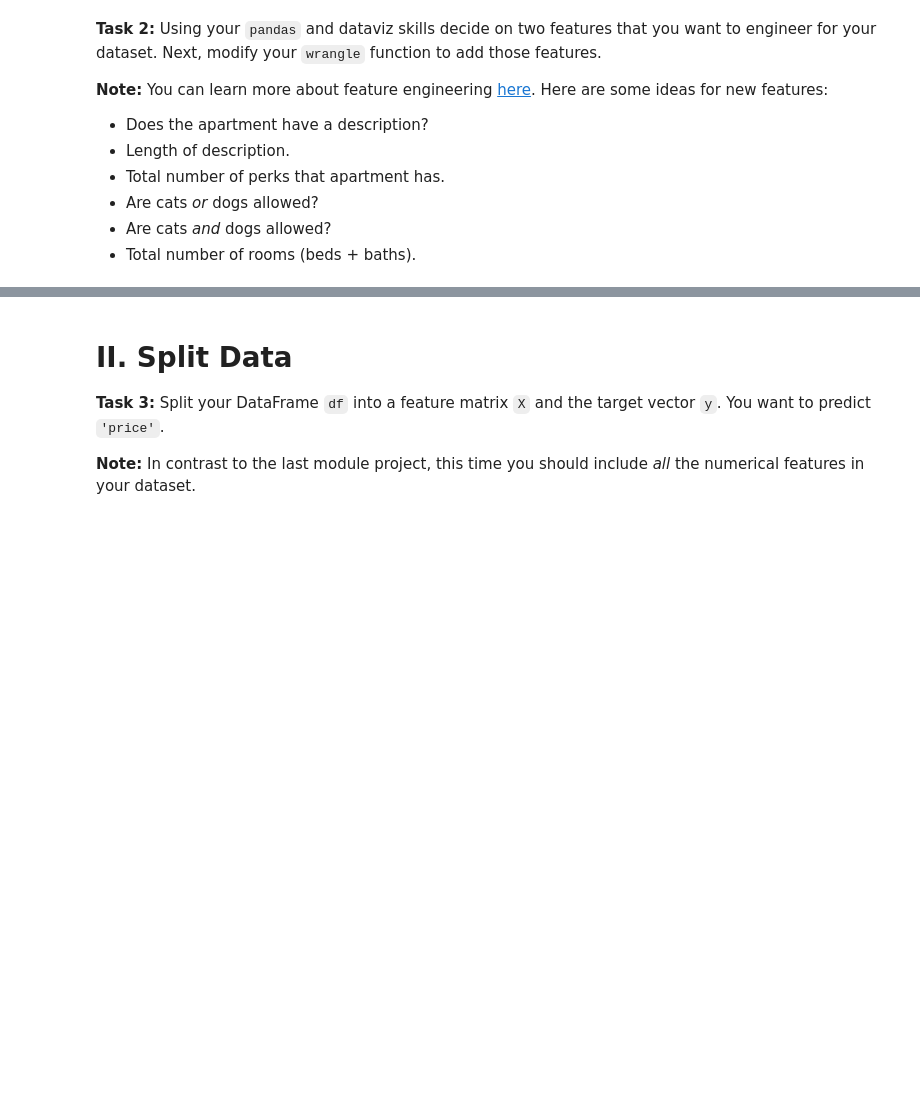
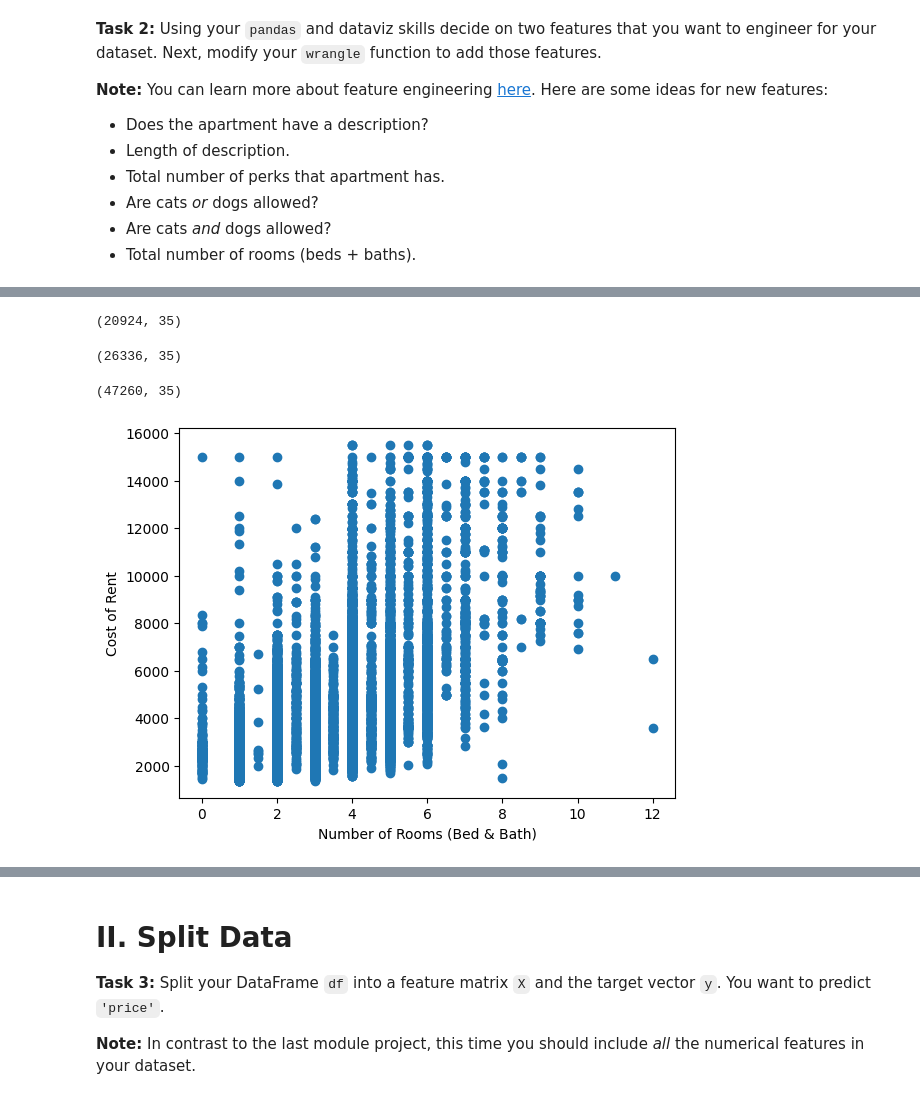
Before and after one commit to sikoh/DS-Linear-Models, a Jupyter notebook: Linear-Regression-2/DS_LinearRegression2_Homework.ipynb, the cells around one changed output, grey strips where cells are left out. Drawn from its saved outputs; the diff is of its cells as text; code cells hidden in the pictures; blank space fills up the shorter version.

```diff
--- a/Linear-Regression-2/DS_LinearRegression2_Homework.ipynb
+++ b/Linear-Regression-2/DS_LinearRegression2_Homework.ipynb
@@ -57,2 +100,2 @@ Then use your modified function to import the `renthop-nyc.csv` file into a Data
 # %%
-df = ...
+df.shape
@@ -58,0 +104,35 @@ df = ...
+# %%
+#lets modify the function above
+# goals:
+# The 'created' column will parsed as a DateTime object and set as the index of the DataFrame.
+# Rows with NaN values will be dropped.
+
+# we will also rename the function addding _ at the end:
+def wrangle_(filepath):
+    df = pd.read_csv(filepath)
+
+    # Remove the most extreme 1% prices,
+    # the most extreme .1% latitudes, &
+    # the most extreme .1% longitudes
+    df = df[(df['price'] >= np.percentile(df['price'], 0.5)) &
+            (df['price'] <= np.percentile(df['price'], 99.5)) &
+            (df['latitude'] >= np.percentile(df['latitude'], 0.05)) &
+            (df['latitude'] < np.percentile(df['latitude'], 99.95)) &
+            (df['longitude'] >= np.percentile(df['longitude'], 0.05)) &
+            (df['longitude'] <= np.percentile(df['longitude'], 99.95))]
+
+    # Parse 'created' as a DateTime object
+    df['created'] = pd.to_datetime(df['created'])
+
+    # Set 'created' as the index of the DataFrame
+    df.set_index('created', inplace=True)
+
+    # Remove rows with NaN values
+    df.dropna(inplace=True)
+
+    return df
+
+filepath = 'https://raw.githubusercontent.com/bloominstituteoftechnology/DS-Unit-2-Linear-Models/master/data/apartments/renthop-nyc.csv'
+# %%
+df = wrangle_(filepath)
+df.head(2)
@@ -72,0 +239,3 @@ df = ...
+# %%
+df = wrangle_2(filepath)
+df.columns
@@ -72,0 +253,19 @@ df = ...
+# %%
+(df[df['dogs_and_cats_allowed']==1]).shape
+# %% [output]
+(20924, 35)
+# %%
+(df[df['dogs_and_cats_allowed']==0]).shape
+# %% [output]
+(26336, 35)
+# %%
+df.shape
+# %% [output]
+(47260, 35)
+# %%
+#lets visualize
+plt.scatter(df['total_rooms'], df['price'])
+plt.xlabel('Number of Rooms (Bed & Bath)')
+plt.ylabel('Cost of Rent');
+# %% [output]
+[figure, added]
```
Also changed, not shown: parts of 38 cells of this notebook.
